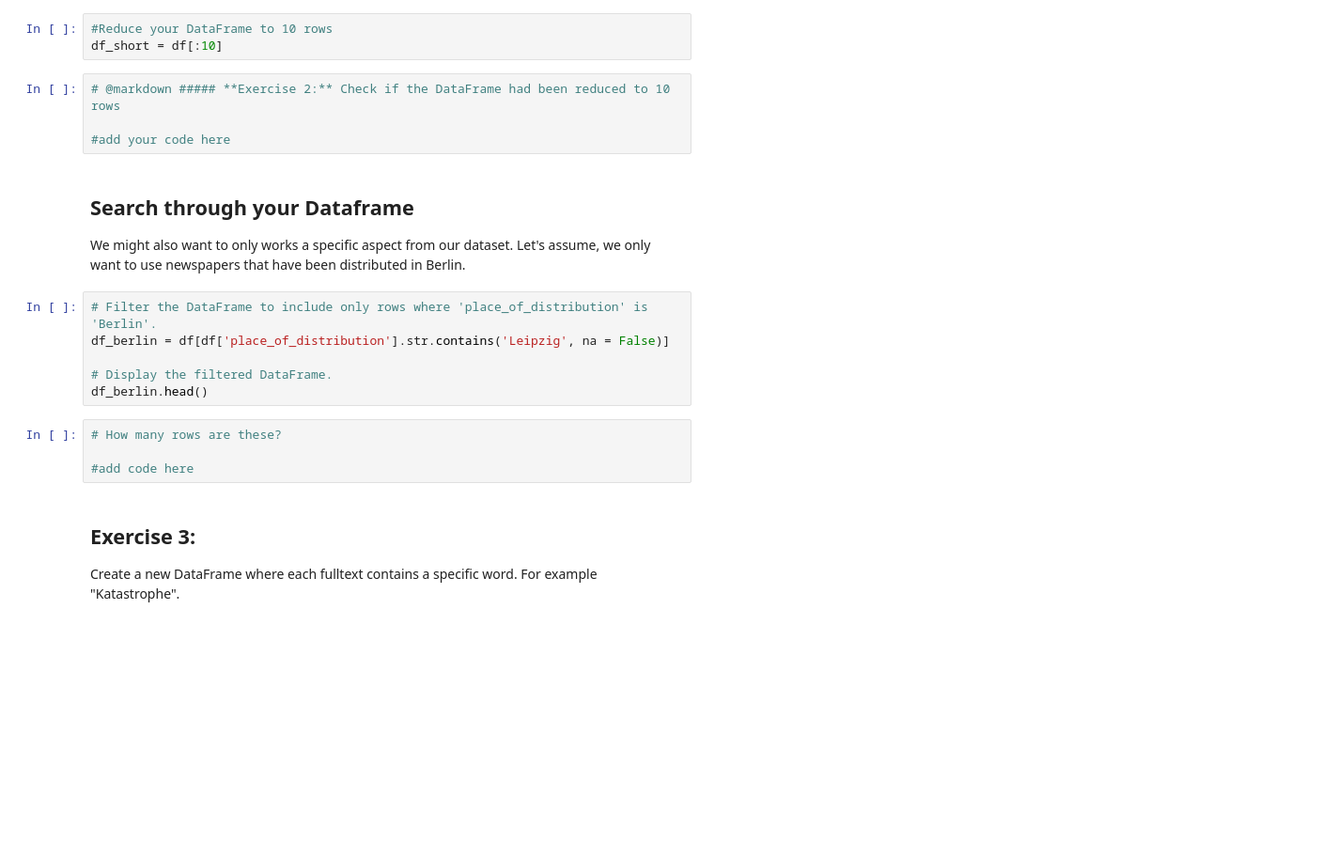
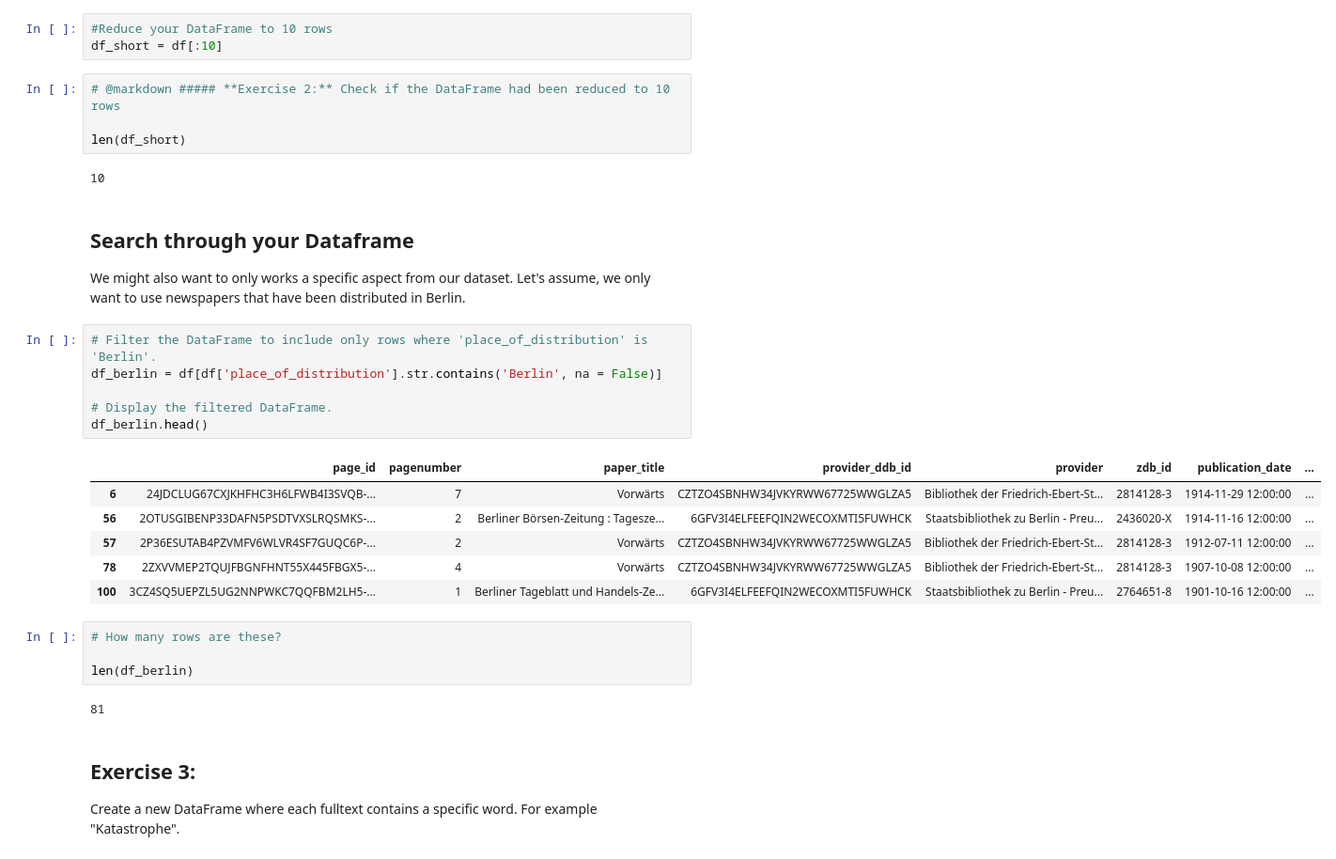
Before and after one commit to HelenaGrundner/NLP_FakeNews, a Jupyter notebook: AUFGABE_Helena_Processing_Datasets.ipynb, the cells around one changed output. Shown at 94% size. Saved outputs shown, nothing was run; the diff lists cells and outputs as text; blank space fills up the shorter version.

```diff
--- a/AUFGABE_Helena_Processing_Datasets.ipynb
+++ b/AUFGABE_Helena_Processing_Datasets.ipynb
@@ -58,21 +103,32 @@ df_short = df[:10]
 # %%
 # @markdown ##### **Exercise 2:** Check if the DataFrame had been reduced to 10 rows
 
-#add your code here
+len(df_short)
+# %% [output]
+10
 # %% [markdown]
 ## Search through your Dataframe
 
 We might also want to only works a specific aspect from our dataset. Let's assume, we only want to use newspapers that have been distributed in Berlin.
 # %%
 # Filter the DataFrame to include only rows where 'place_of_distribution' is 'Berlin'.
-df_berlin = df[df['place_of_distribution'].str.contains('Leipzig', na = False)]
+df_berlin = df[df['place_of_distribution'].str.contains('Berlin', na = False)]
 
 # Display the filtered DataFrame.
 df_berlin.head()
+# %% [output]
+|  | page_id | pagenumber | paper_title | provider_ddb_id | provider | zdb_id | publication_date | ... |
+| 6 | 24JDCLUG67CXJKHFHC3H6LFWB4I3SVQB-... | 7 | Vorwärts | CZTZO4SBNHW34JVKYRWW67725WWGLZA5 | Bibliothek der Friedrich-Ebert-St... | 2814128-3 | 1914-11-29 12:00:00 | ... |
+| 56 | 2OTUSGIBENP33DAFN5PSDTVXSLRQSMKS-... | 2 | Berliner Börsen-Zeitung : Tagesze... | 6GFV3I4ELFEEFQIN2WECOXMTI5FUWHCK | Staatsbibliothek zu Berlin - Preu... | 2436020-X | 1914-11-16 12:00:00 | ... |
+| 57 | 2P36ESUTAB4PZVMFV6WLVR4SF7GUQC6P-... | 2 | Vorwärts | CZTZO4SBNHW34JVKYRWW67725WWGLZA5 | Bibliothek der Friedrich-Ebert-St... | 2814128-3 | 1912-07-11 12:00:00 | ... |
+| 78 | 2ZXVVMEP2TQUJFBGNFHNT55X445FBGX5-... | 4 | Vorwärts | CZTZO4SBNHW34JVKYRWW67725WWGLZA5 | Bibliothek der Friedrich-Ebert-St... | 2814128-3 | 1907-10-08 12:00:00 | ... |
+| 100 | 3CZ4SQ5UEPZL5UG2NNPWKC7QQFBM2LH5-... | 1 | Berliner Tageblatt und Handels-Ze... | 6GFV3I4ELFEEFQIN2WECOXMTI5FUWHCK | Staatsbibliothek zu Berlin - Preu... | 2764651-8 | 1901-10-16 12:00:00 | ... |
 # %%
 # How many rows are these?
 
-#add code here
+len(df_berlin)
+# %% [output]
+81
 # %% [markdown]
 ## Exercise 3:
 
```
Also changed, not shown: parts of 8 cells of this notebook.
